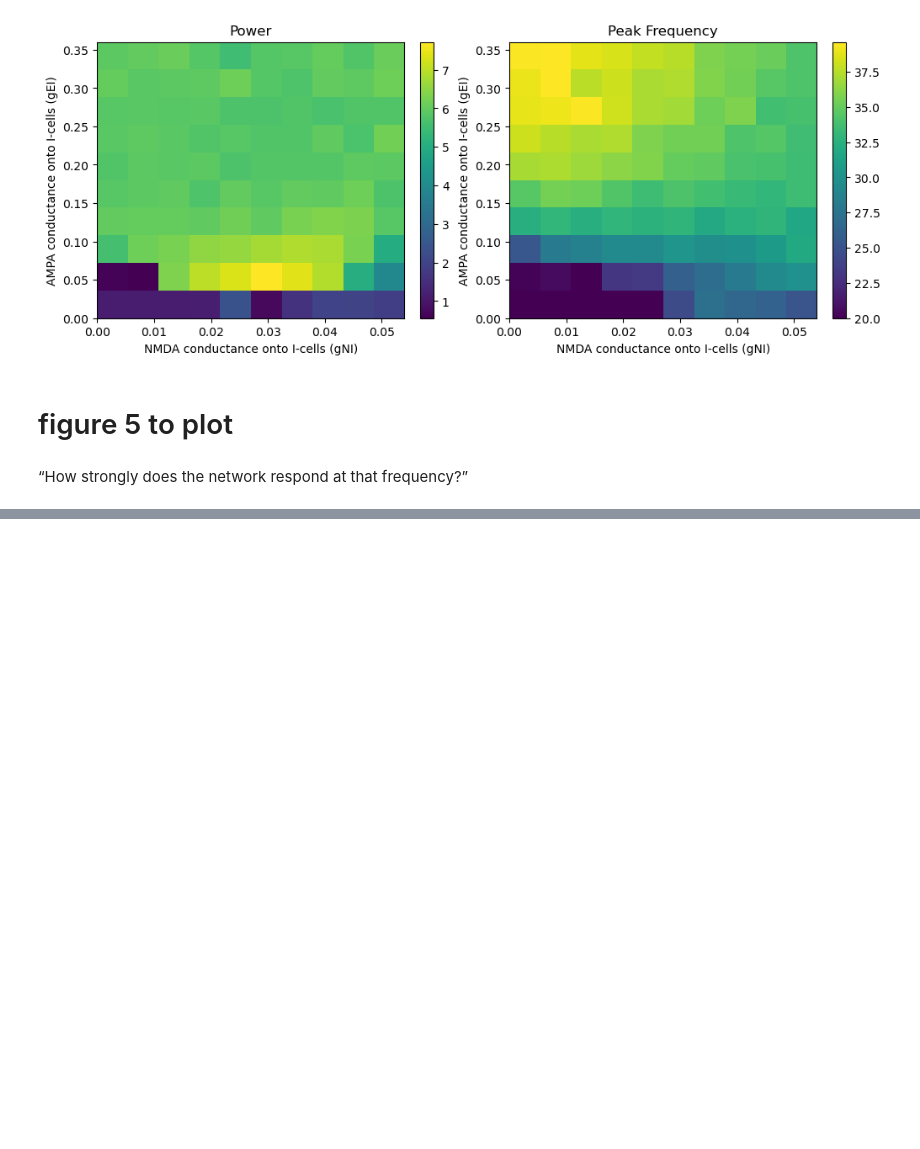
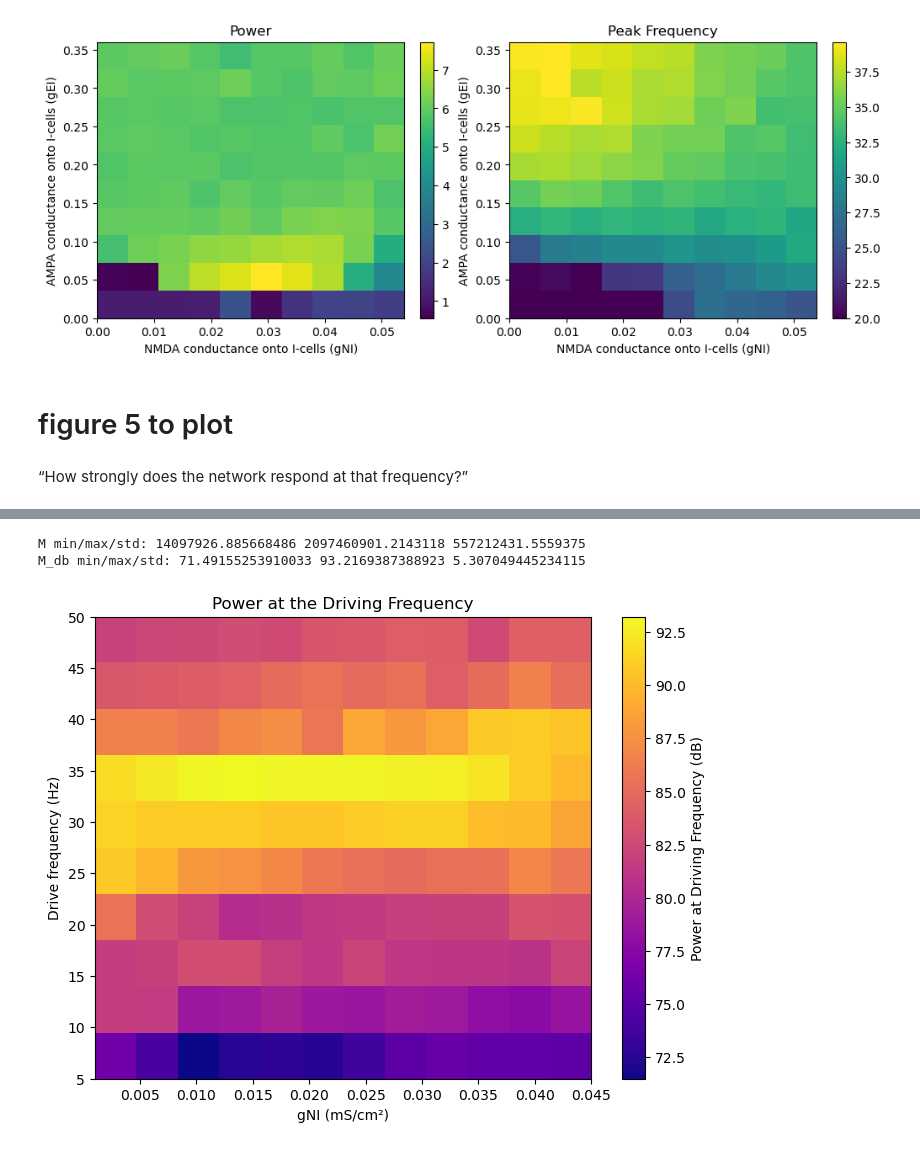
Before and after one commit to alessandrodipiano/brain-modelling-project, a Jupyter notebook: NMDA conductance and cortical oscillations in schizophrenia/notebooks/run_model.ipynb, the cells around one changed output, grey strips where cells are left out. Saved outputs shown, nothing was run; the diff lists cells and outputs as text; code cells hidden in the pictures; blank space fills up the shorter version.

```diff
--- a/NMDA conductance and cortical oscillations in schizophrenia/notebooks/run_model.ipynb
+++ b/NMDA conductance and cortical oscillations in schizophrenia/notebooks/run_model.ipynb
@@ -574,18 +556,3 @@ This behavior is consistent with the paper’s explanation that overexcited inte
 ### Interpretation
 
 Increasing \( g_{NE} \) strengthens slow recurrent excitation among pyramidal neurons, accelerating the E–I feedback loop and raising oscillation frequency. When inhibition is balanced, this also enhances synchrony and power. However, if interneurons are overly excited, they suppress E-cells too strongly, reducing oscillation amplitude despite faster rhythms.
-# %%
-# choose a point
-target = (0.030, 0.020, 0.50)  # (gNI, gNE, IappI) example
-
-# find closest match
-best = None
-best_dist = 1e9
-for gNI, gNE, IappI, f0, P0, lfp in results:
-    d = abs(gNI-target[0]) + abs(gNE-target[1]) + abs(IappI-target[2])
-    if d < best_dist:
-        best_dist = d
-        best = (gNI, gNE, IappI, f0, P0, lfp)
-
-gNI, gNE, IappI, f0, P0, lfp = best
-print("Selected:", gNI, gNE, IappI, "f0=", f0, "P0=", P0)
@@ -679,0 +677,31 @@ plt.show()
+# %%
+M = np.zeros((len(freqs), len(gNI_vals)))
+for i, j, val in results:
+    M[i, j] = val
+
+    import numpy as np
+import matplotlib.pyplot as plt
+
+print("M min/max/std:", float(M.min()), float(M.max()), float(M.std()))
+
+M_db = 10*np.log10(M)   # NO max(.,1e-12) needed because M>0
+
+print("M_db min/max/std:", float(M_db.min()), float(M_db.max()), float(M_db.std()))
+
+plt.figure(figsize=(8,6))
+plt.imshow(
+    M_db,
+    aspect="auto",
+    origin="lower",
+    extent=[gNI_vals[0], gNI_vals[-1], freqs[0], freqs[-1]],
+    cmap='plasma'
+)
+plt.colorbar(label="Power at Driving Frequency (dB)")
+plt.xlabel("gNI (mS/cm²)")
+plt.ylabel("Drive frequency (Hz)")
+plt.title("Power at the Driving Frequency")
+plt.show()
+# %% [output]
+M min/max/std: 14097926.885668486 2097460901.2143118 557212431.5559375
+M_db min/max/std: 71.49155253910033 93.2169387388923 5.307049445234115
+[figure, added]
```
Also changed, not shown: parts of 26 cells of this notebook, 2 other files.
